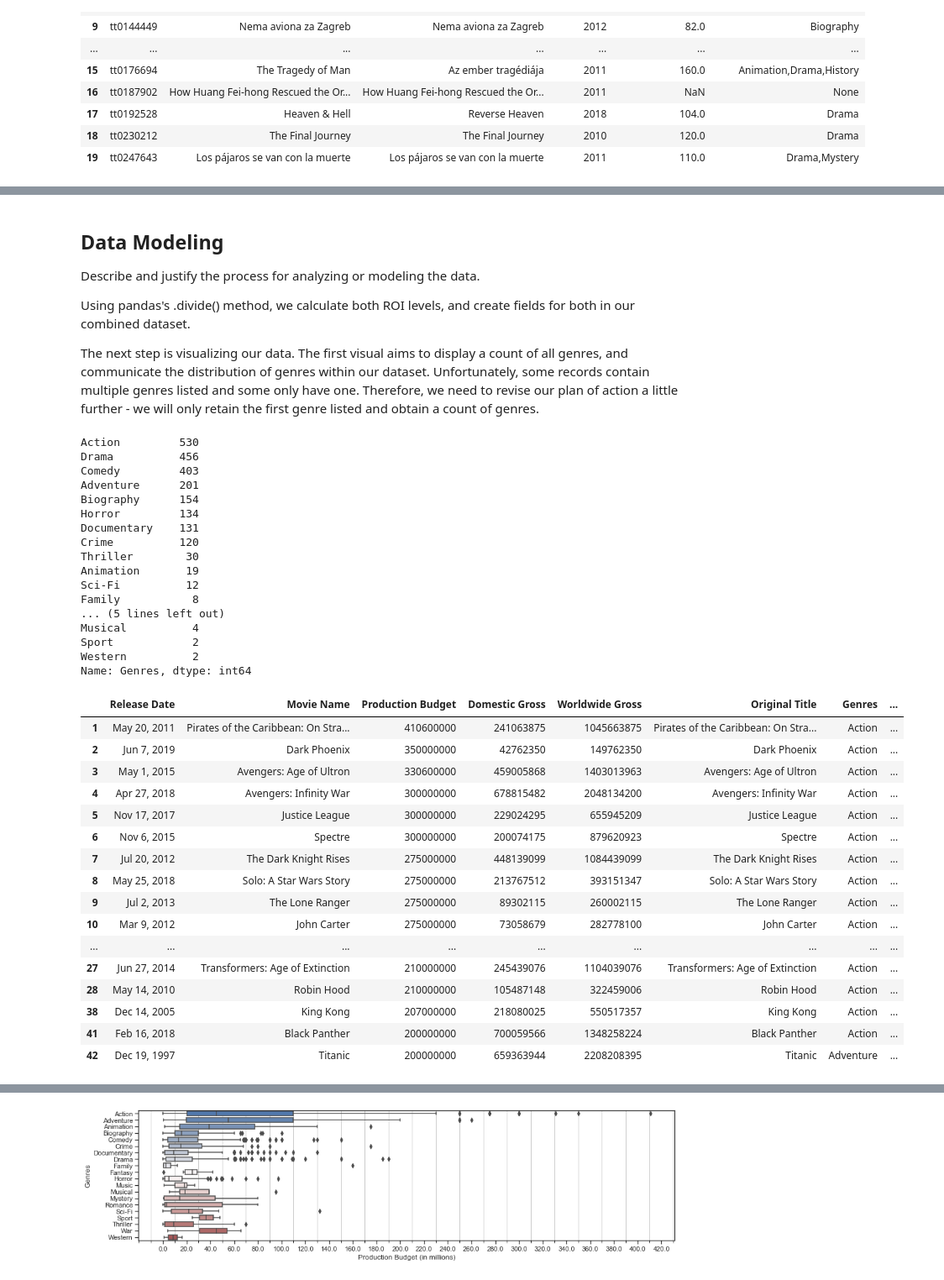
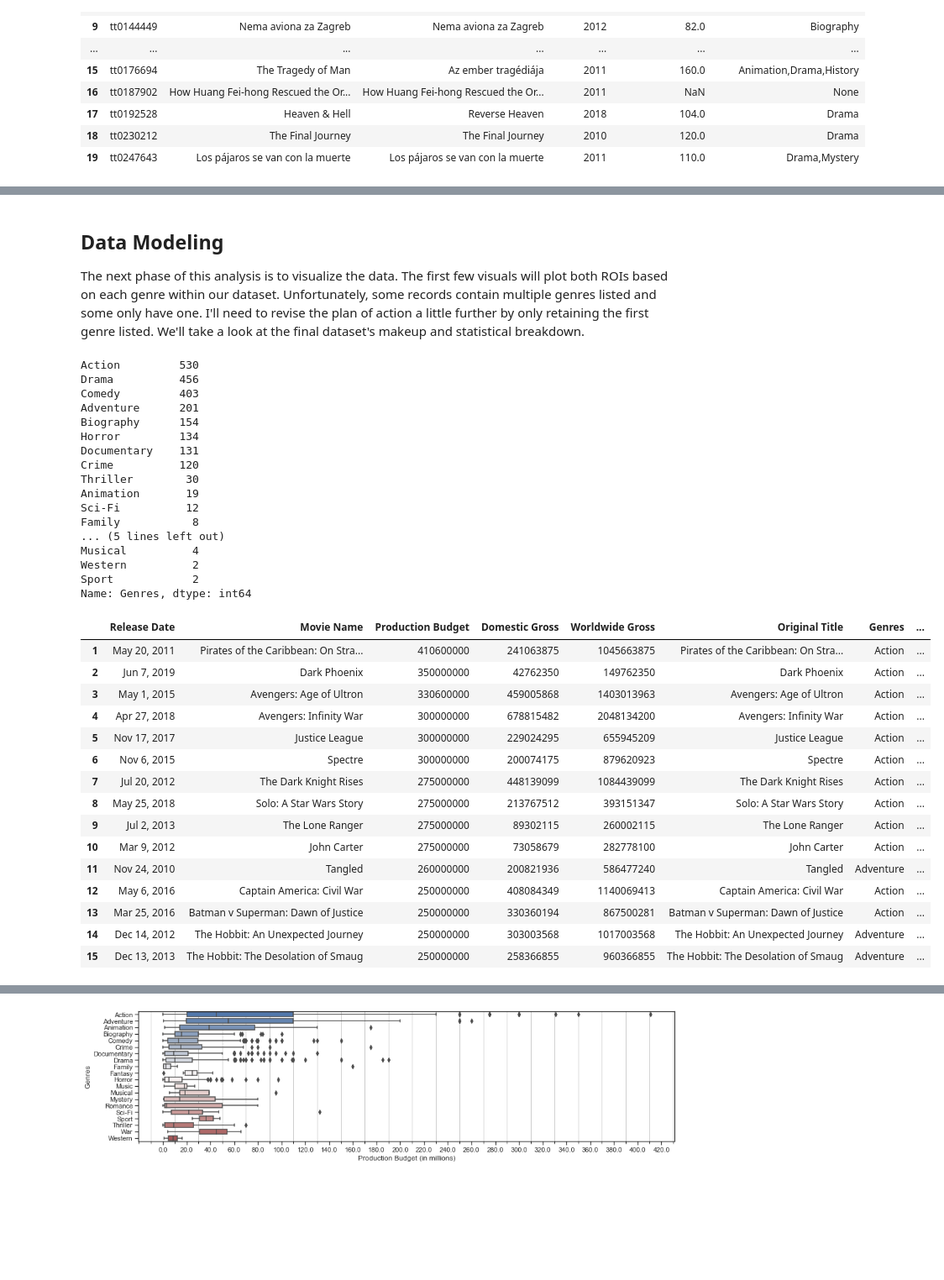
Before and after one commit to rookiescientist-andre/Microsoft-Film-Analysis, a Jupyter notebook: Microsoft Film Analysis - Notebook.ipynb, the cells around one changed output, grey strips where cells are left out. Shown: that part at 84% size. Drawn from its saved outputs; the diff is of its cells as text; code cells hidden in the pictures; blank space fills up the shorter version.

Commit message:
Cleaned up markdown fields

```diff
--- a/Microsoft Film Analysis - Notebook.ipynb
+++ b/Microsoft Film Analysis - Notebook.ipynb
@@ -255,57 +259,45 @@ final_df.head(25)
 # %% [markdown]
 ## Data Modeling
-Describe and justify the process for analyzing or modeling the data.
 
-Using pandas's .divide() method, we calculate both ROI levels, and create fields for both in our combined dataset.
-
-The next step is visualizing our data. The first visual aims to display a count of all genres, and communicate the distribution of genres within our dataset. Unfortunately, some records contain multiple genres listed and some only have one. Therefore, we need to revise our plan of action a little further - we will only retain the first genre listed and obtain a count of genres.
+The next phase of this analysis is to visualize the data. The first few visuals will plot both ROIs based on each genre within our dataset. Unfortunately, some records contain multiple genres listed and some only have one. I'll need to revise the plan of action a little further by only retaining the first genre listed. We'll take a look at the final dataset's makeup and statistical breakdown.
 # %%
-# First, calculate and create a column labeled Domestic ROI (%)
-final_df['Domestic ROI (%)'] = (final_df['Domestic Gross'].divide(final_df['Production Budget'])) * 100
-
-# Next, calculate and create a column labeled Worldwide ROI (%)
-final_df['Worldwide ROI (%)'] = (final_df['Worldwide Gross'].divide(final_df['Production Budget'])) * 100
-
-
 # Now let's get a count of all the genres in this dataframe:
 
-# Clean up the Genres field by splitting each genre and keeping the first one listed
-final_df['Genres'] = final_df['Genres'].map(lambda x: x.split(','))
+# Clean up the Genres field by keeping the first one listed
 final_df['Genres'] = final_df['Genres'].transform(lambda x: x[0])
 print(final_df['Genres'].value_counts())
-final_df.head(30)
+final_df.head(15)
 # %% [output]
 Action         530
 Drama          456
 Comedy         403
 Adventure      201
 Biography      154
 Horror         134
 Documentary    131
 Crime          120
 Thriller        30
 Animation       19
 Sci-Fi          12
 Family           8
 ... (5 lines left out)
 Musical          4
+Western          2
 Sport            2
-Western          2
 Name: Genres, dtype: int64
 |  | Release Date | Movie Name | Production Budget | Domestic Gross | Worldwide Gross | Original Title | Genres | ... |
 | 1 | May 20, 2011 | Pirates of the Caribbean: On Stra... | 410600000 | 241063875 | 1045663875 | Pirates of the Caribbean: On Stra... | Action | ... |
 | 2 | Jun 7, 2019 | Dark Phoenix | 350000000 | 42762350 | 149762350 | Dark Phoenix | Action | ... |
 | 3 | May 1, 2015 | Avengers: Age of Ultron | 330600000 | 459005868 | 1403013963 | Avengers: Age of Ultron | Action | ... |
 | 4 | Apr 27, 2018 | Avengers: Infinity War | 300000000 | 678815482 | 2048134200 | Avengers: Infinity War | Action | ... |
 | 5 | Nov 17, 2017 | Justice League | 300000000 | 229024295 | 655945209 | Justice League | Action | ... |
 | 6 | Nov 6, 2015 | Spectre | 300000000 | 200074175 | 879620923 | Spectre | Action | ... |
 | 7 | Jul 20, 2012 | The Dark Knight Rises | 275000000 | 448139099 | 1084439099 | The Dark Knight Rises | Action | ... |
 | 8 | May 25, 2018 | Solo: A Star Wars Story | 275000000 | 213767512 | 393151347 | Solo: A Star Wars Story | Action | ... |
 | 9 | Jul 2, 2013 | The Lone Ranger | 275000000 | 89302115 | 260002115 | The Lone Ranger | Action | ... |
 | 10 | Mar 9, 2012 | John Carter | 275000000 | 73058679 | 282778100 | John Carter | Action | ... |
-| ... | ... | ... | ... | ... | ... | ... | ... | ... |
-| 27 | Jun 27, 2014 | Transformers: Age of Extinction | 210000000 | 245439076 | 1104039076 | Transformers: Age of Extinction | Action | ... |
-| 28 | May 14, 2010 | Robin Hood | 210000000 | 105487148 | 322459006 | Robin Hood | Action | ... |
-| 38 | Dec 14, 2005 | King Kong | 207000000 | 218080025 | 550517357 | King Kong | Action | ... |
-| 41 | Feb 16, 2018 | Black Panther | 200000000 | 700059566 | 1348258224 | Black Panther | Action | ... |
-| 42 | Dec 19, 1997 | Titanic | 200000000 | 659363944 | 2208208395 | Titanic | Adventure | ... |
+| 11 | Nov 24, 2010 | Tangled | 260000000 | 200821936 | 586477240 | Tangled | Adventure | ... |
+| 12 | May 6, 2016 | Captain America: Civil War | 250000000 | 408084349 | 1140069413 | Captain America: Civil War | Action | ... |
+| 13 | Mar 25, 2016 | Batman v Superman: Dawn of Justice | 250000000 | 330360194 | 867500281 | Batman v Superman: Dawn of Justice | Action | ... |
+| 14 | Dec 14, 2012 | The Hobbit: An Unexpected Journey | 250000000 | 303003568 | 1017003568 | The Hobbit: An Unexpected Journey | Adventure | ... |
+| 15 | Dec 13, 2013 | The Hobbit: The Desolation of Smaug | 250000000 | 258366855 | 960366855 | The Hobbit: The Desolation of Smaug | Adventure | ... |
```
Also changed, not shown: parts of 25 cells of this notebook.
